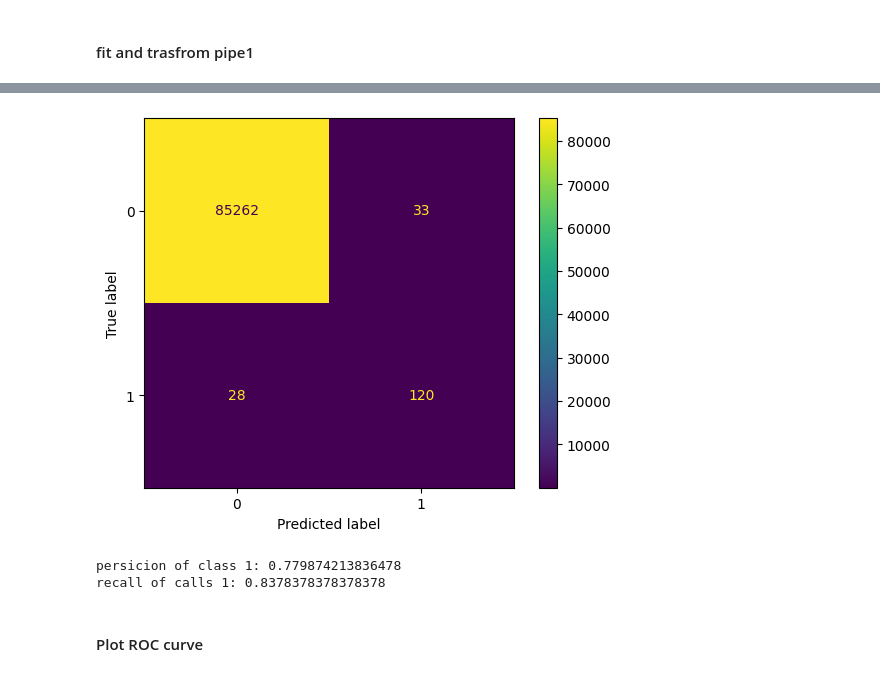
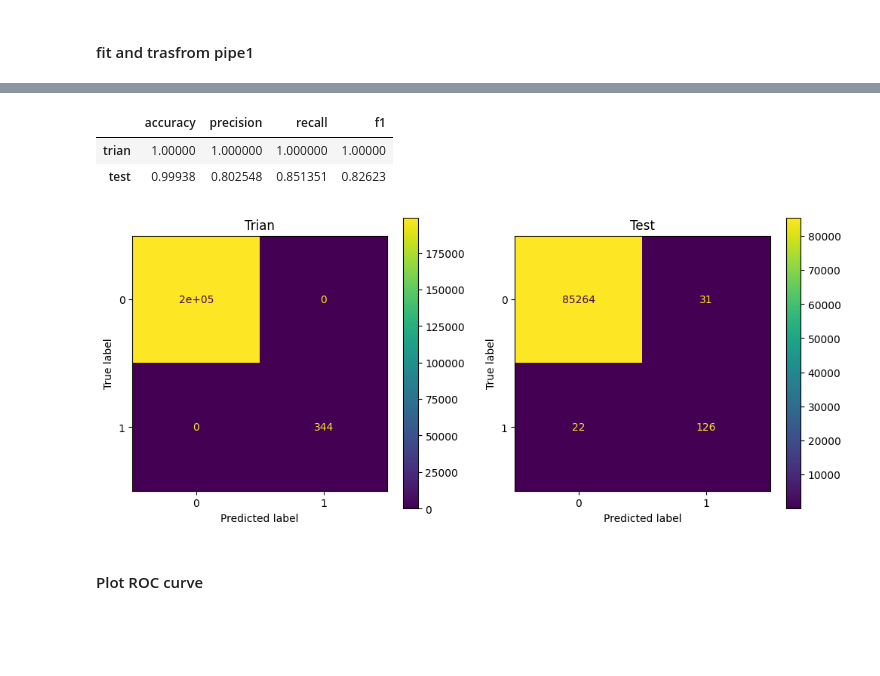
Before and after one commit to solmazkh114/Creadit-Card-Fraud-Detection, a Jupyter notebook: Fraud_detection.ipynb, the cells around one changed output, grey strips where cells are left out. Drawn from its saved outputs; the diff is of its cells as text; code cells hidden in the pictures; blank space fills up the shorter version.

```diff
--- a/Fraud_detection.ipynb
+++ b/Fraud_detection.ipynb
@@ -423,3 +423,30 @@ from sklearn.linear_model import LogisticRegression
+# %%
+# define the performance function for evaluation the performance of the models
+def performance(model):
+    train_performance = []
+    test_performance = []
+    metrics_list = [accuracy_score,precision_score, recall_score, f1_score ]
+    for m in metrics_list:
+        train_performance.append(m(y_train,model.predict(X_train)))
+        test_performance.append(m(y_test, model.predict(X_test)))
+
+
+    performance_df = pd.DataFrame([train_performance,test_performance], columns=['accuracy', 'precision', 'recall', 'f1'], index= ['trian','test'])
+    display(performance_df)
+
+    #confusion matrix:
+
+    fig, ax = plt.subplots(1,2,figsize = (12,5))
+
+    cm_train_display = metrics.ConfusionMatrixDisplay.from_estimator(model, X_train, y_train, ax= ax[0])#display_labels = [False, True])
+    ax[0].set_title("Trian")
+
+    cm_test_display = metrics.ConfusionMatrixDisplay.from_estimator(model, X_test, y_test, ax = ax[1] )#display_labels = [False, True])
+    ax[1].set_title("Test")
+
+    cm_train_display.confusion_matrix
+    cm_test_display.confusion_matrix
+    plt.show()
 # %% [markdown]
 ## 5.2. pipe1: XGBoost
 # %% [markdown]
@@ -520,18 +489,12 @@ plt.show()
-# %%
-confusion_matrix = metrics.confusion_matrix(y_test, pipe1.predict(X_test))
-
-cm_display = metrics.ConfusionMatrixDisplay(confusion_matrix = confusion_matrix, )#display_labels = [False, True])
-
-cm_display.plot()
-plt.show()
-# %% [output]
-[figure, removed]
-# %%
-print(f"persicion of class 1: {124/(124+35)}")
-print(f"recall of calls 1: {124/(24+124)}")
-# %% [output]
-persicion of class 1: 0.779874213836478
-recall of calls 1: 0.8378378378378378
+# %%
+pipe1.fit(X_train, y_train)
+
+performance(pipe1)
+# %% [output]
+|  | accuracy | precision | recall | f1 |
+| trian | 1.00000 | 1.000000 | 1.000000 | 1.00000 |
+| test | 0.99938 | 0.802548 | 0.851351 | 0.82623 |
+[figure, added]
 # %% [markdown]
 #### Plot ROC curve
 # %%
```
Also changed, not shown: parts of 42 cells of this notebook.
